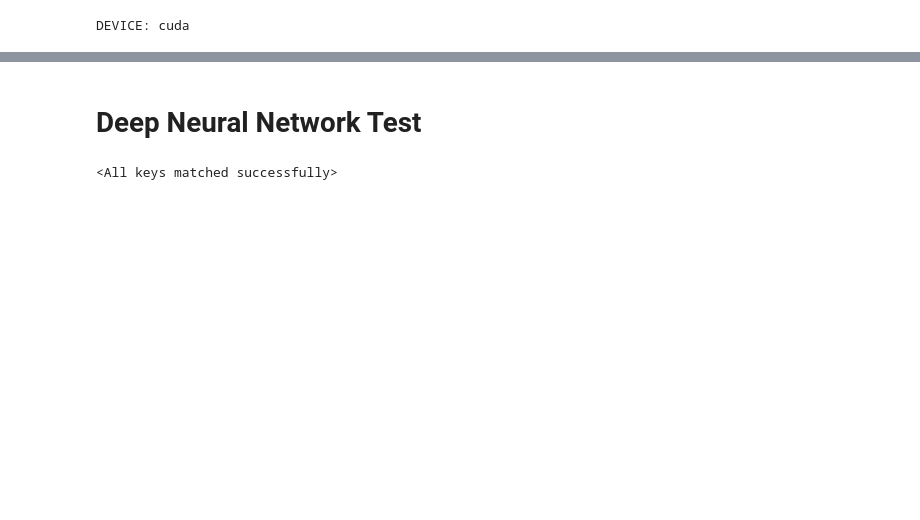
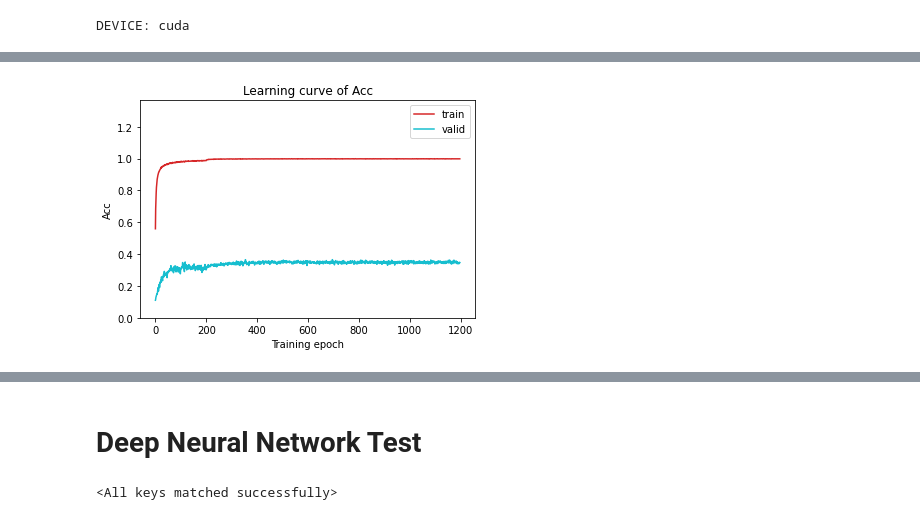
Before and after one commit to Offliners/ML2021_Fall, a Jupyter notebook: Final Project/HTML2021_Fall_svm_dnn.ipynb, the cells around one changed output, grey strips where cells are left out. Saved outputs shown, nothing was run; the diff lists cells and outputs as text; code cells hidden in the pictures; blank space fills up the shorter version.

```diff
--- a/Final Project/HTML2021_Fall_svm_dnn.ipynb
+++ b/Final Project/HTML2021_Fall_svm_dnn.ipynb
@@ -354,6 +359,7 @@ for item in useless:
     dropColumns(item)
 # %%
 result_train_copy.to_csv('./data/result_after_preprocessing.csv') # Save after preprocessing result to result_after_preprocessing.csv
+feature_amount = len(result_train_copy.columns)
 
 print(result_train_copy)
 print(result_test_copy)
@@ -568,7 +566,8 @@ print(f'DEVICE: {device}')
 
 # training parameters
 num_epoch = 3000             # number of training epoch
-learning_rate = 0.0001       # learning rate
+learning_rate = 0.001       # learning rate
+callback_num = 500
 
 # the path where checkpoint saved
 model_path = './best_model.ckpt'
@@ -577,11 +576,17 @@ model_path = './best_model.ckpt'
 model = Classifier().to(device)
 criterion = nn.CrossEntropyLoss()
 optimizer = torch.optim.Adam(model.parameters(), lr=learning_rate)
+scheduler = StepLR(optimizer, step_size=len(train_loader) * 200, gamma=0.1)
 # %% [output]
 DEVICE: cuda
 # %%
 best_acc = 0.0
+count = 0
 start_time = time.time()
+train_acc_list = []
+train_loss_list = []
+val_acc_list = []
+val_loss_list = []
 for epoch in range(num_epoch):
     train_acc = 0.0
     train_loss = 0.0
@@ -599,6 +604,7 @@ for epoch in range(num_epoch):
         _, train_pred = torch.max(outputs, 1) # get the index of the class with the highest probability
         batch_loss.backward()
         optimizer.step()
+        scheduler.step()
 
         train_acc += (train_pred.cpu() == labels.cpu()).sum().item()
         train_loss += batch_loss.item()
@@ -621,8 +627,16 @@ for epoch in range(num_epoch):
                 epoch + 1, num_epoch, train_acc/len(train_set), train_loss/len(train_loader), val_acc/len(val_set), val_loss/len(val_loader)
             ))
 
+            # Record Training and validation info
+            train_acc_list.append(train_acc/len(train_set))
+            train_loss_list.append(train_loss/len(train_loader))
+            val_acc_list.append(val_acc/len(val_set))
+            val_loss_list.append(val_loss/len(val_loader))
+
             # if the model improves, save a checkpoint at this epoch
+            count += 1
             if val_acc > best_acc:
+                count = 0
                 best_acc = val_acc
                 torch.save(model.state_dict(), model_path)
                 print('saving model with acc {:.3f}'.format(best_acc/len(val_set)))
@@ -631,6 +645,9 @@ for epoch in range(num_epoch):
             epoch + 1, num_epoch, train_acc/len(train_set), train_loss/len(train_loader)
         ))
 
+    if count > callback_num:
+        break
+
 # if not validating, save the last epoch
 if len(val_set) == 0:
     torch.save(model.state_dict(), model_path)
@@ -661,0 +679,17 @@ Training use 2989.121s
+# %%
+def plot_learning_curve(train_record, valid_record, title=''):
+    total_steps = len(train_record)
+    x = range(total_steps)
+    plt.figure(figsize=(6, 4))
+    plt.plot(x, train_record, c='tab:red', label='train')
+    plt.plot(x, valid_record, c='tab:cyan', label='valid')
+    plt.ylim(0.0, max(valid_record) + 1)
+    plt.xlabel('Training epoch')
+    plt.ylabel(title)
+    plt.title('Learning curve of {}'.format(title))
+    plt.legend()
+    plt.show()
+# %%
+plot_learning_curve(train_acc_list, val_acc_list, 'Acc')
+# %% [output]
+[figure, added]
```
Also changed, not shown: parts of 29 cells of this notebook.
